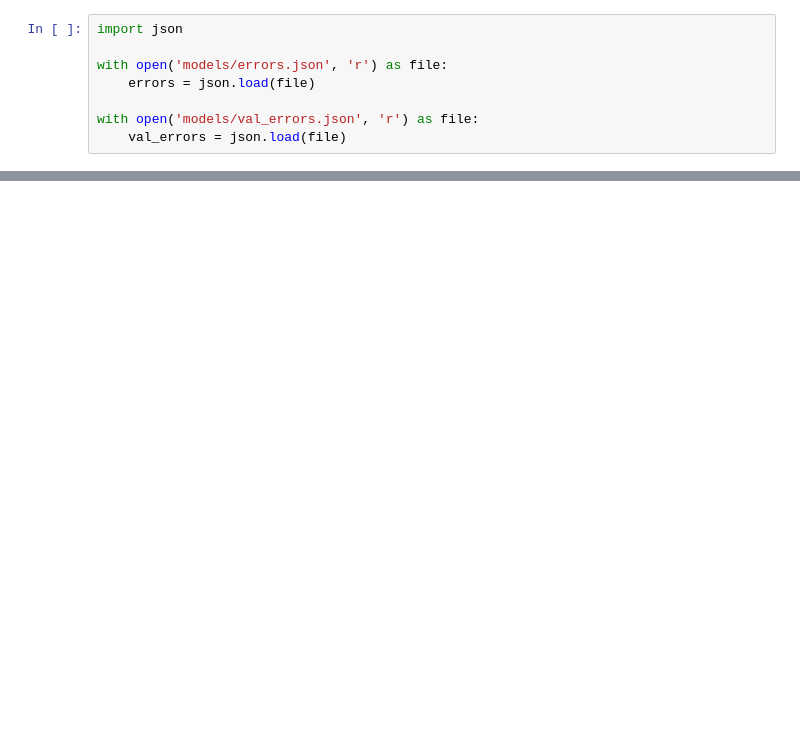
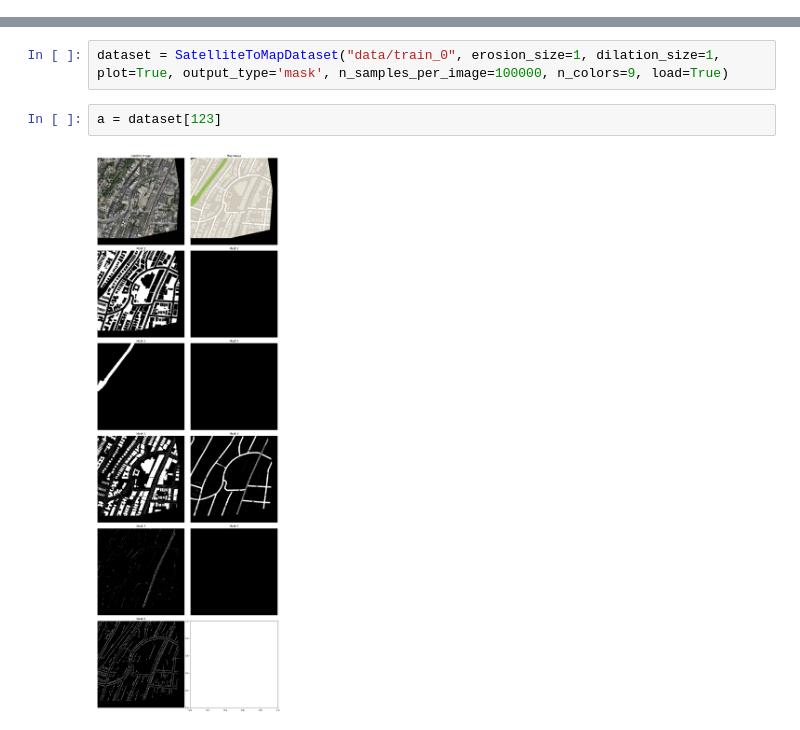
Before and after one commit to kotenjan/map, a Jupyter notebook: notebook.ipynb, the cells around one changed output, grey strips where cells are left out. Drawn from its saved outputs; the diff is of its cells as text; blank space fills up the shorter version.

Commit message:
dataset now optionally includes maps

```diff
--- a/notebook.ipynb
+++ b/notebook.ipynb
@@ -22,8 +0,0 @@ import os
-# %%
-import json
-
-with open('models/errors.json', 'r') as file:
-    errors = json.load(file)
-
-with open('models/val_errors.json', 'r') as file:
-    val_errors = json.load(file)
@@ -533,0 +253,6 @@ Error:
+# %%
+dataset = SatelliteToMapDataset("data/train_0", erosion_size=1, dilation_size=1, plot=True, output_type='mask', n_samples_per_image=100000, n_colors=9, load=True)
+# %%
+a = dataset[123]
+# %% [output]
+[figure, added]
```
Also changed, not shown: parts of 18 cells of this notebook, 10 other files.
